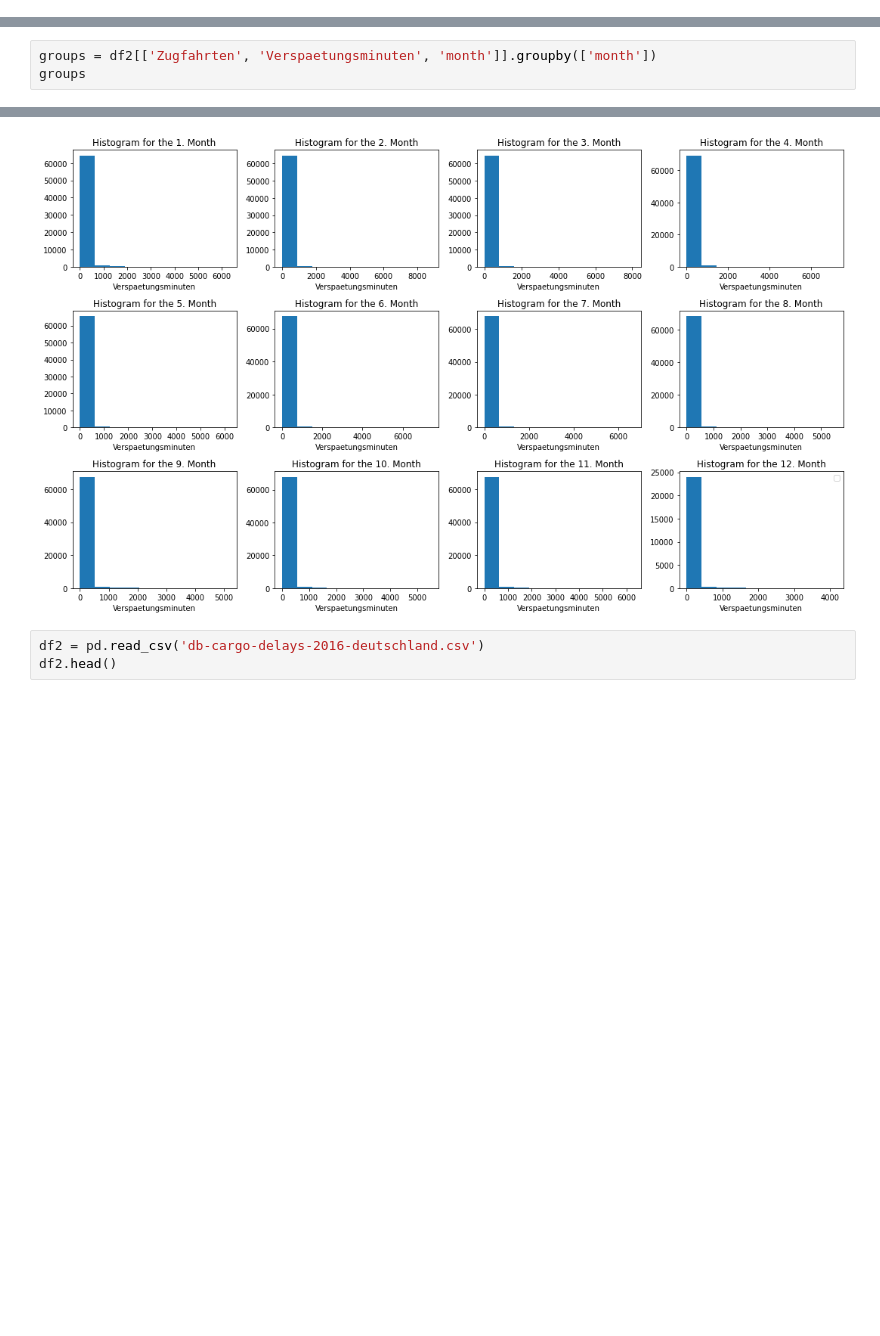
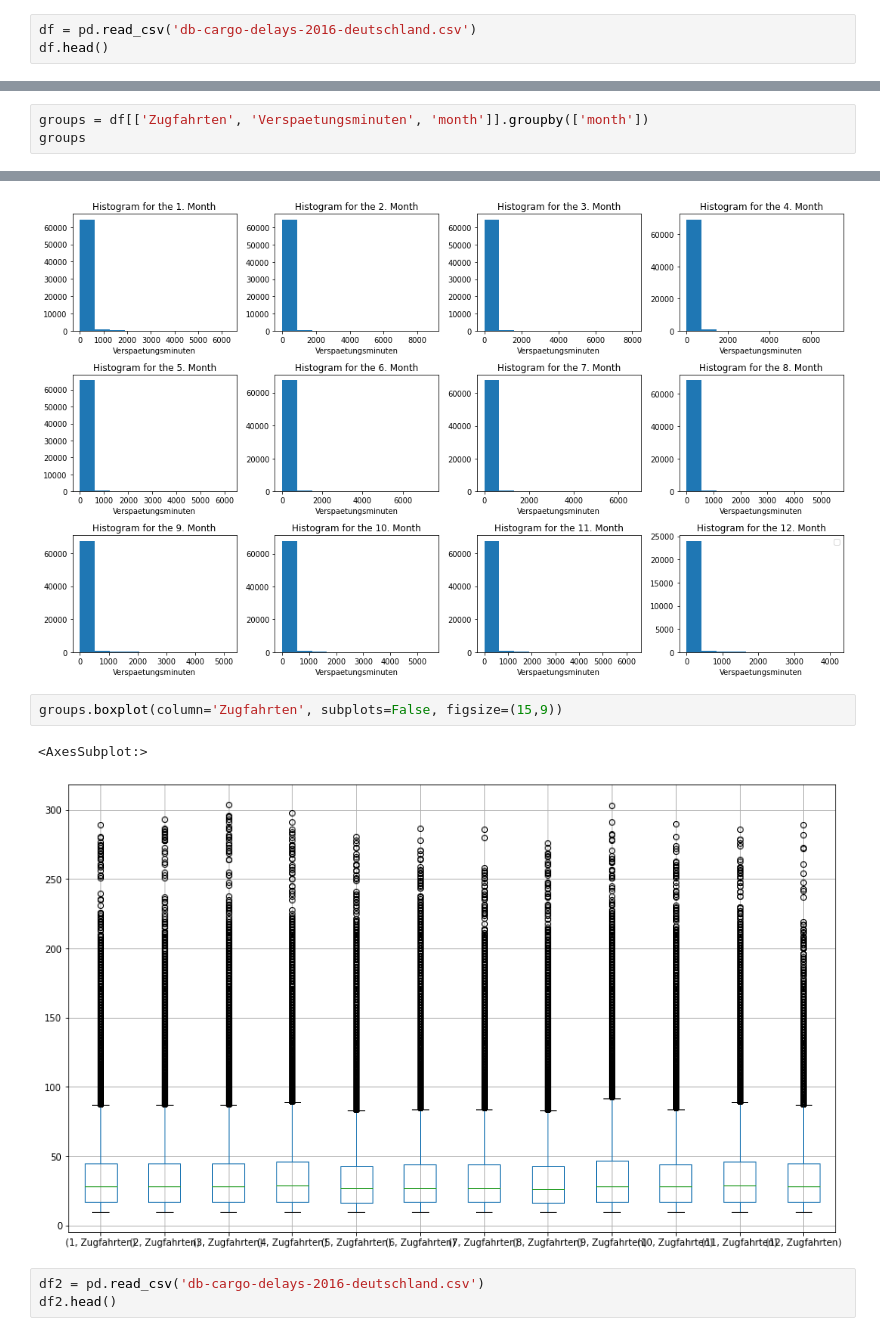
Before and after one commit to shamilnabiyev/open-data-analytics, a Jupyter notebook: data/data-processing.ipynb, the cells around one changed output, grey strips where cells are left out. Saved outputs shown, nothing was run; the diff lists cells and outputs as text; blank space fills up the shorter version.

Commit message:
Added boxplot for Zugfahrten feature

```diff
--- a/data/data-processing.ipynb
+++ b/data/data-processing.ipynb
@@ -62,0 +63,3 @@ df2.to_csv('db-cargo-delays-2016-deutschland.csv', index=False)
+# %%
+df = pd.read_csv('db-cargo-delays-2016-deutschland.csv')
+df.head()
@@ -63,5 +73,5 @@ df2.to_csv('db-cargo-delays-2016-deutschland.csv', index=False)
 # %%
-groups = df2[['Zugfahrten', 'Verspaetungsminuten', 'month']].groupby(['month'])
+groups = df[['Zugfahrten', 'Verspaetungsminuten', 'month']].groupby(['month'])
 groups
 # %% [output]
 <pandas.core.groupby.generic.DataFrameGroupBy object at 0x...>
@@ -109,6 +119,11 @@ plt.show()
 # %% [output]
 No handles with labels found to put in legend.
 [figure]
+# %%
+groups.boxplot(column='Zugfahrten', subplots=False, figsize=(15,9))
+# %% [output]
+<AxesSubplot:>
+[figure, added]
 # %%
 df2 = pd.read_csv('db-cargo-delays-2016-deutschland.csv')
 df2.head()
```
Also changed, not shown: parts of 6 cells of this notebook.
